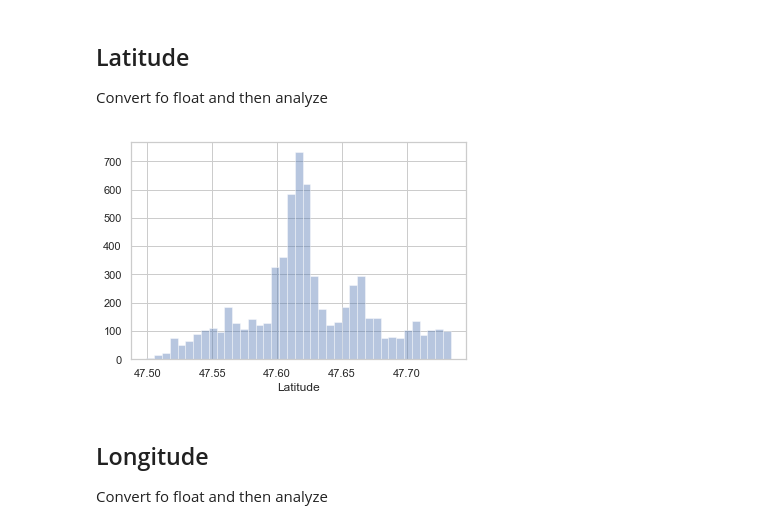
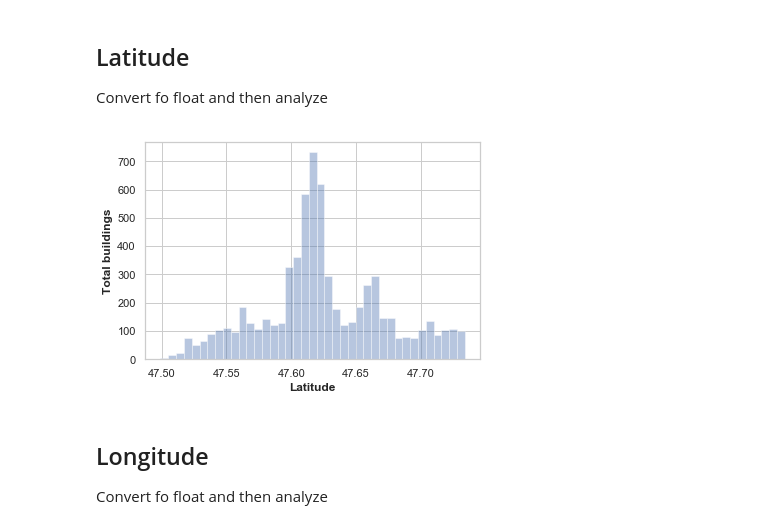
Before and after one commit to nicodesh/seattle-building-energy-prediction, a Jupyter notebook: seattle-building-energy-forecasting-part3.ipynb, the cells around one changed output. Drawn from its saved outputs; the diff is of its cells as text; code cells hidden in the pictures.

```diff
--- a/seattle-building-energy-forecasting-part3.ipynb
+++ b/seattle-building-energy-forecasting-part3.ipynb
@@ -233,10 +263,13 @@ data.drop("PropertyGFAParking", axis=1, inplace=True)
 Convert fo float and then analyze
 # %%
 data["Latitude"] = data["Latitude"].astype("float64")
-# %%
-ax = sns.distplot(data["Latitude"], kde=False)
-# %% [output]
-[figure, removed]
+# %%
+sns.distplot(data["Latitude"], kde=False);
+plt.xlabel("Latitude", fontweight="bold")
+plt.ylabel("Total buildings", fontweight="bold")
+plt.show()
+# %% [output]
+[figure, added]
 # %% [markdown]
 ## Longitude
 
```
Also changed, not shown: parts of 30 cells of this notebook, 7 other files.
